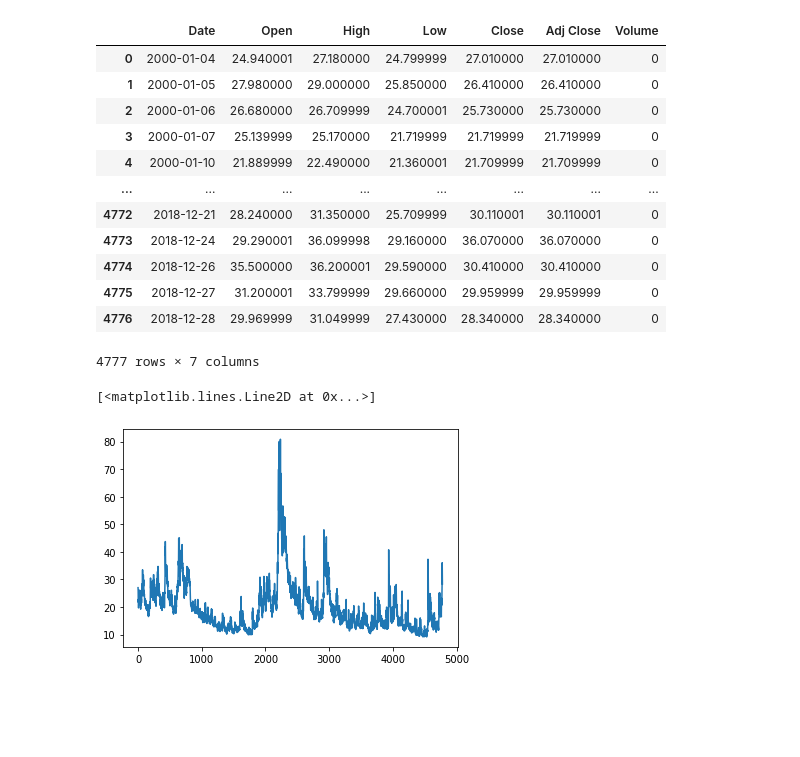
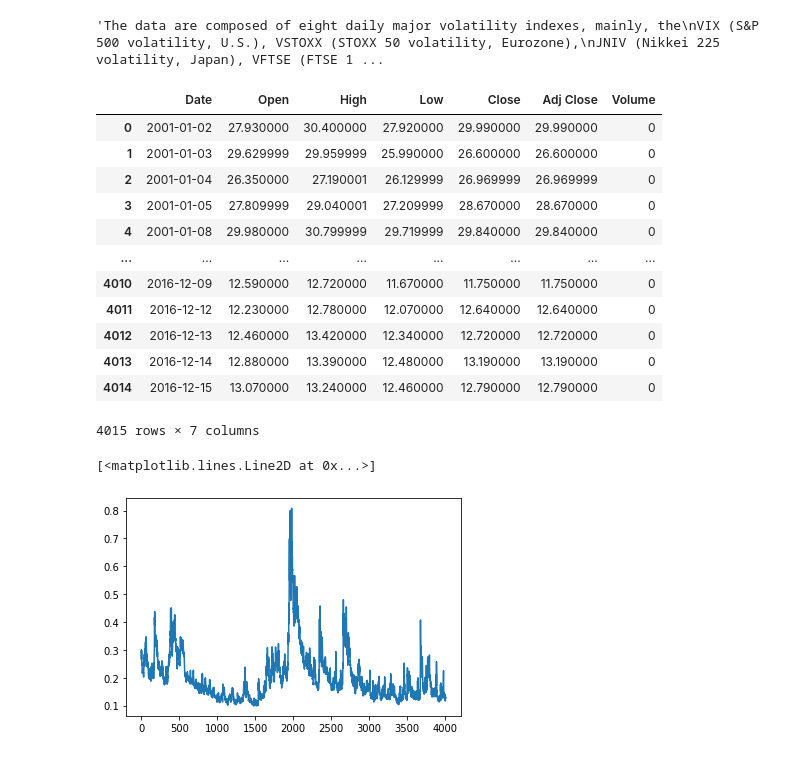
Before and after one commit to gianmarcogenalti/lyap_volatility, a Jupyter notebook: main.ipynb, the cells around one changed output. Drawn from its saved outputs; the diff is of its cells as text; code cells hidden in the pictures; blank space fills up the shorter version.

```diff
--- a/main.ipynb
+++ b/main.ipynb
@@ -13,19 +14,30 @@ from sklearn.preprocessing import StandardScaler
 from Lyapunov import *
+# %%
+'''The data are composed of eight daily major volatility indexes, mainly, the
+VIX (S&P 500 volatility, U.S.), VSTOXX (STOXX 50 volatility, Eurozone),
+JNIV (Nikkei 225 volatility, Japan), VFTSE (FTSE 100 volatility, U.K.),
+VDAX (DAX 30 volatility, Germany), VCAC (CAC 40 volatility, France),
+VAEX (AEX volatility, Netherlands), VSMI (SMI volatility, Switzerland),
+from January 1, 2001 until December 15, 2016 collected from Datastream.
+Volatility indexes (divided by 100) are the implied standard deviations of
+Options on the corresponding market indexes over the next 30 days.'''
+# %% [output]
+'The data are composed of eight daily major volatility indexes, mainly, the\nVIX (S&P 500 volatility, U.S.), VSTOXX (STOXX 50 volatility, Eurozone),\nJNIV (Nikkei 225 volatility, Japan), VFTSE (FTSE 1 ...
 # %%
-df = pd.read_csv('VIX.csv')
+df = pd.read_csv('VIX.csv').loc[251:4265]
 df.index = np.arange(len(df))
 df
 # %% [output]
 |  | Date | Open | High | Low | Close | Adj Close | Volume |
-| 0 | 2000-01-04 | 24.940001 | 27.180000 | 24.799999 | 27.010000 | 27.010000 | 0 |
-| 1 | 2000-01-05 | 27.980000 | 29.000000 | 25.850000 | 26.410000 | 26.410000 | 0 |
-| 2 | 2000-01-06 | 26.680000 | 26.709999 | 24.700001 | 25.730000 | 25.730000 | 0 |
-| 3 | 2000-01-07 | 25.139999 | 25.170000 | 21.719999 | 21.719999 | 21.719999 | 0 |
-| 4 | 2000-01-10 | 21.889999 | 22.490000 | 21.360001 | 21.709999 | 21.709999 | 0 |
+| 0 | 2001-01-02 | 27.930000 | 30.400000 | 27.920000 | 29.990000 | 29.990000 | 0 |
+| 1 | 2001-01-03 | 29.629999 | 29.959999 | 25.990000 | 26.600000 | 26.600000 | 0 |
+| 2 | 2001-01-04 | 26.350000 | 27.190001 | 26.129999 | 26.969999 | 26.969999 | 0 |
+| 3 | 2001-01-05 | 27.809999 | 29.040001 | 27.209999 | 28.670000 | 28.670000 | 0 |
+| 4 | 2001-01-08 | 29.980000 | 30.799999 | 29.719999 | 29.840000 | 29.840000 | 0 |
 | ... | ... | ... | ... | ... | ... | ... | ... |
-| 4772 | 2018-12-21 | 28.240000 | 31.350000 | 25.709999 | 30.110001 | 30.110001 | 0 |
-| 4773 | 2018-12-24 | 29.290001 | 36.099998 | 29.160000 | 36.070000 | 36.070000 | 0 |
-| 4774 | 2018-12-26 | 35.500000 | 36.200001 | 29.590000 | 30.410000 | 30.410000 | 0 |
-| 4775 | 2018-12-27 | 31.200001 | 33.799999 | 29.660000 | 29.959999 | 29.959999 | 0 |
-| 4776 | 2018-12-28 | 29.969999 | 31.049999 | 27.430000 | 28.340000 | 28.340000 | 0 |
+| 4010 | 2016-12-09 | 12.590000 | 12.720000 | 11.670000 | 11.750000 | 11.750000 | 0 |
+| 4011 | 2016-12-12 | 12.230000 | 12.780000 | 12.070000 | 12.640000 | 12.640000 | 0 |
+| 4012 | 2016-12-13 | 12.460000 | 13.420000 | 12.340000 | 12.720000 | 12.720000 | 0 |
+| 4013 | 2016-12-14 | 12.880000 | 13.390000 | 12.480000 | 13.190000 | 13.190000 | 0 |
+| 4014 | 2016-12-15 | 13.070000 | 13.240000 | 12.460000 | 12.790000 | 12.790000 | 0 |
-4777 rows × 7 columns
+4015 rows × 7 columns
@@ -32,6 +47,7 @@ df
 # %%
-close = df.Close
+df['Close'] = df['Close']/100
+close = df['Close']
 plt.plot(close)
 # %% [output]
 [<matplotlib.lines.Line2D at 0x...>]
-[figure, old version]
+[figure, new version]
```
Also changed, not shown: parts of 12 cells of this notebook, 2 other files.
